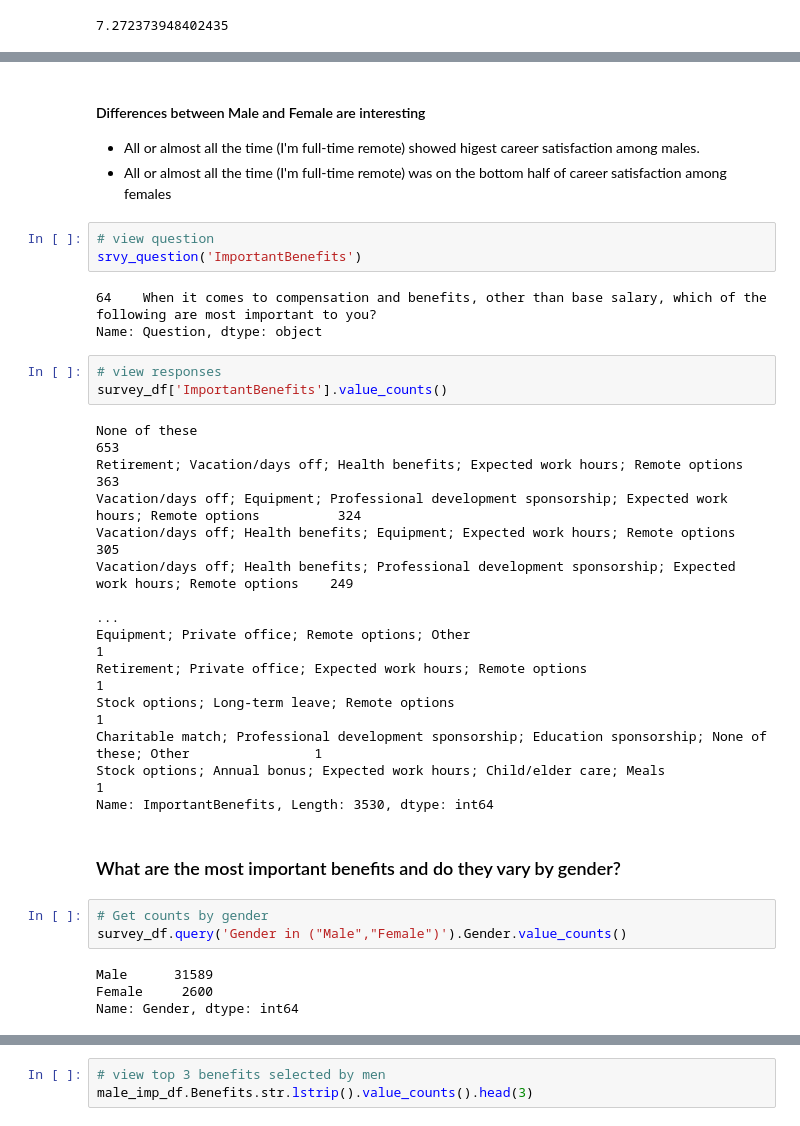
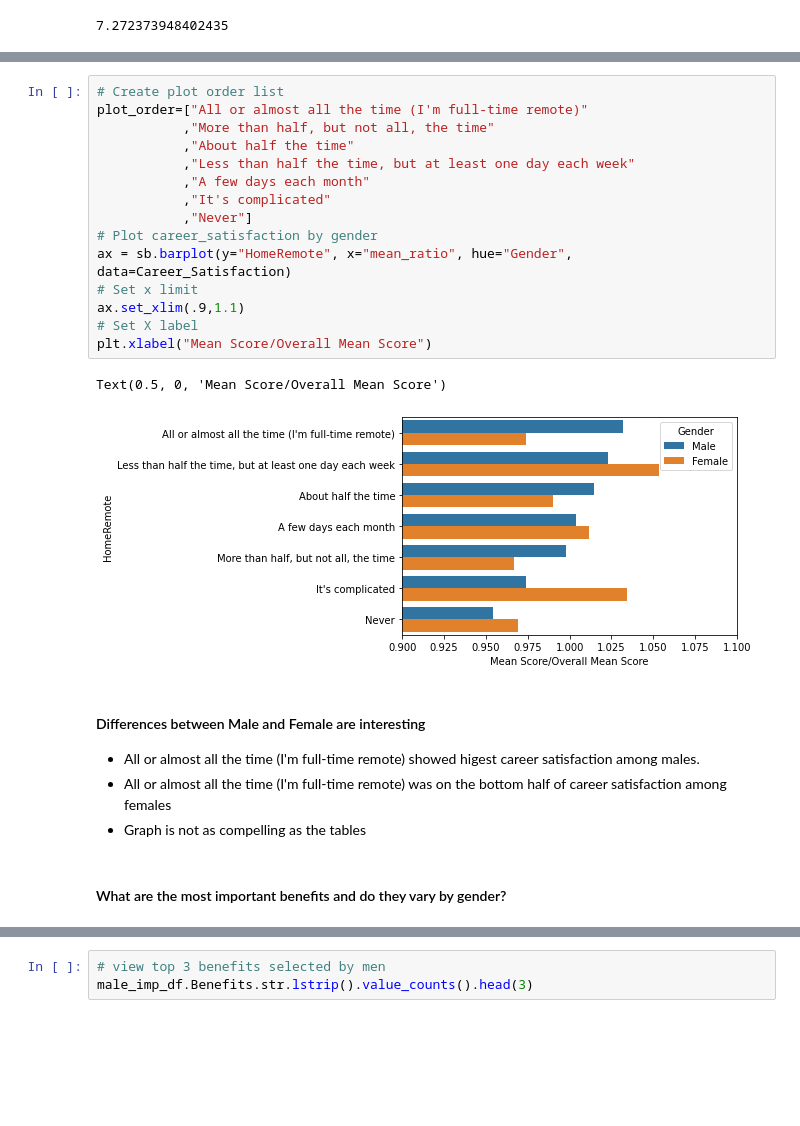
Before and after one commit to hchhatpar-home/stack-survey-project, a Jupyter notebook: stack-survey-results.ipynb, the cells around one changed output, grey strips where cells are left out. Drawn from its saved outputs; the diff is of its cells as text; blank space fills up the shorter version.

```diff
--- a/stack-survey-results.ipynb
+++ b/stack-survey-results.ipynb
@@ -216,35 +371,25 @@ female_satisfaction
+# %%
+# Create plot order list
+plot_order=["All or almost all the time (I'm full-time remote)"
+           ,"More than half, but not all, the time"
+           ,"About half the time"
+           ,"Less than half the time, but at least one day each week"
+           ,"A few days each month"
+           ,"It's complicated"
+           ,"Never"]
+# Plot career_satisfaction by gender
+ax = sb.barplot(y="HomeRemote", x="mean_ratio", hue="Gender", data=Career_Satisfaction)
+# Set x limit
+ax.set_xlim(.9,1.1)
+# Set X label
+plt.xlabel("Mean Score/Overall Mean Score")
+# %% [output]
+Text(0.5, 0, 'Mean Score/Overall Mean Score')
+[figure, added]
 # %% [markdown]
 #### Differences between Male and Female are interesting
 * All or almost all the time (I'm full-time remote) showed higest career satisfaction among males.
 * All or almost all the time (I'm full-time remote) was on the bottom half of career satisfaction among females
+* Graph is not as compelling as the tables
-# %%
-# view question
-srvy_question('ImportantBenefits')
-# %% [output]
-64    When it comes to compensation and benefits, other than base salary, which of the following are most important to you?
-Name: Question, dtype: object
-# %%
-# view responses
-survey_df['ImportantBenefits'].value_counts()
-# %% [output]
-None of these                                                                                                    653
-Retirement; Vacation/days off; Health benefits; Expected work hours; Remote options                              363
-Vacation/days off; Equipment; Professional development sponsorship; Expected work hours; Remote options          324
-Vacation/days off; Health benefits; Equipment; Expected work hours; Remote options                               305
-Vacation/days off; Health benefits; Professional development sponsorship; Expected work hours; Remote options    249
-                                                                                                                ...
-Equipment; Private office; Remote options; Other                                                                   1
-Retirement; Private office; Expected work hours; Remote options                                                    1
-Stock options; Long-term leave; Remote options                                                                     1
-Charitable match; Professional development sponsorship; Education sponsorship; None of these; Other                1
-Stock options; Annual bonus; Expected work hours; Child/elder care; Meals                                          1
-Name: ImportantBenefits, Length: 3530, dtype: int64
 # %% [markdown]
-### What are the most important benefits and do they vary by gender?
+#### What are the most important benefits and do they vary by gender?
-# %%
-# Get counts by gender
-survey_df.query('Gender in ("Male","Female")').Gender.value_counts()
-# %% [output]
-Male      31589
-Female     2600
-Name: Gender, dtype: int64
```
Also changed, not shown: parts of 42 cells of this notebook.
